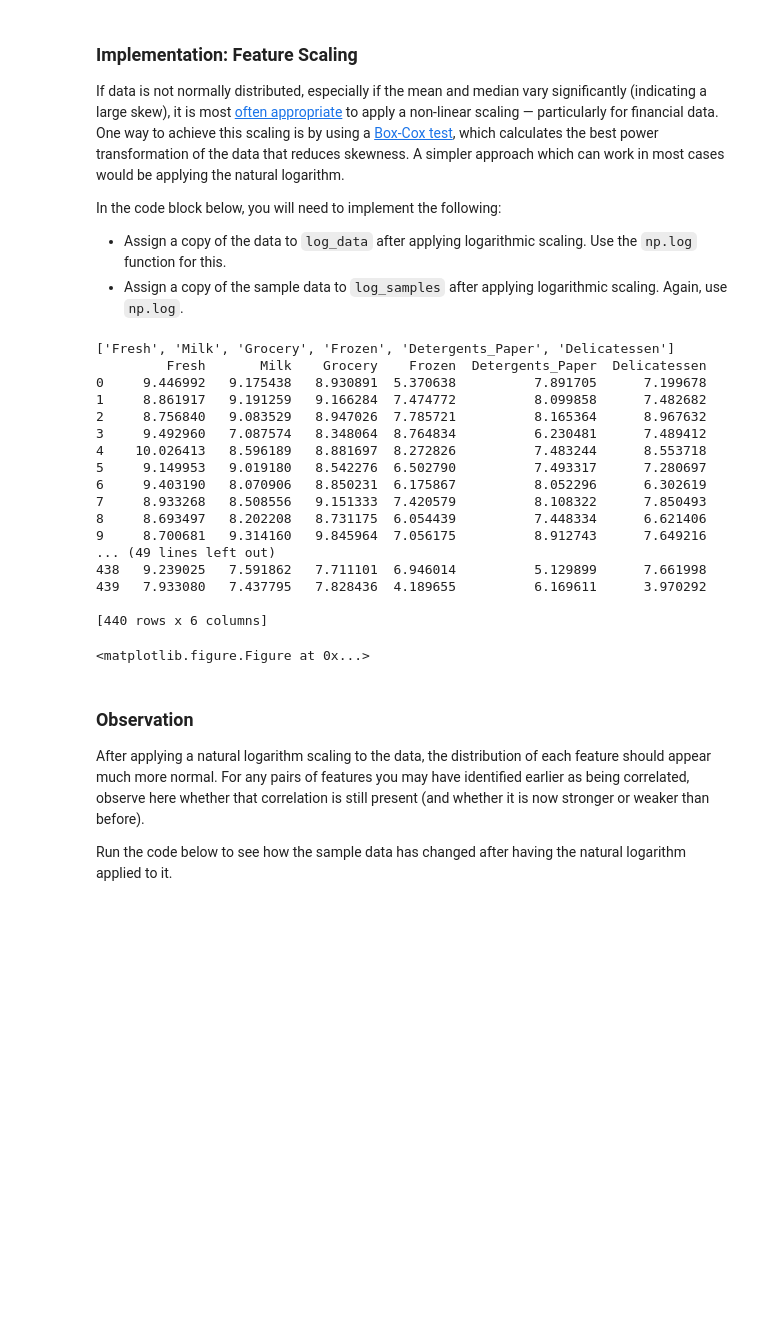
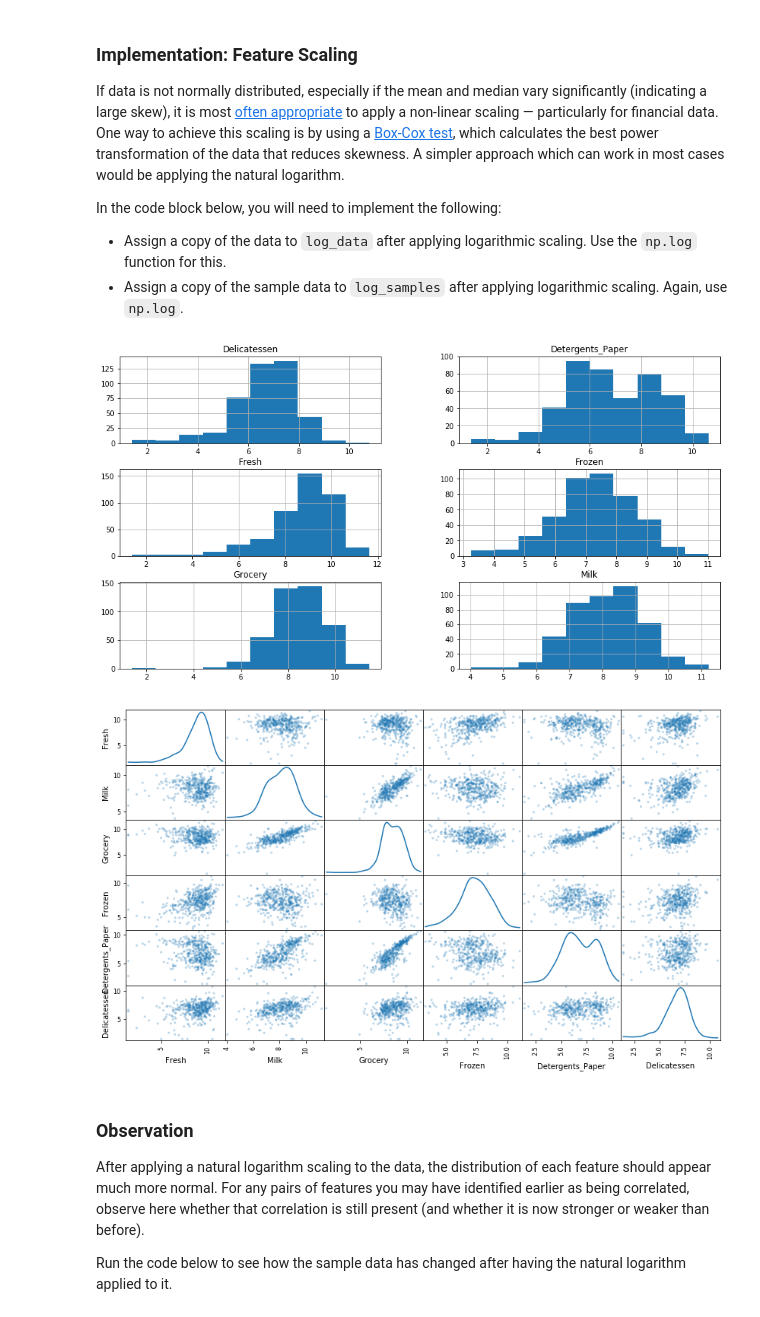
Before and after one commit to Alz-Android/ML, a Jupyter notebook: customer_segments/customer_segments.ipynb, the cells around one changed output. Saved outputs shown, nothing was run; the diff lists cells and outputs as text; code cells hidden in the pictures; blank space fills up the shorter version.

```diff
--- a/customer_segments/customer_segments.ipynb
+++ b/customer_segments/customer_segments.ipynb
@@ -213,47 +213,29 @@ In the code block below, you will need to implement the following:
 # %%
 import matplotlib.pyplot as pl
 
-print list(data)
-features=list(data)
-features_log_transformed = pd.DataFrame(data)
+
 features_log_transformed = data.apply(lambda x: np.log(x + 1))
 
-print(features_log_transformed)
+features_log_transformed.hist( figsize = (15,8))
 
 
 
 # Visualize the new log distributions
 #vs.distribution(features_log_transformed, transformed = True)
-#vs.foo()
+
 
 
 # TODO: Scale the data using the natural logarithm
-log_data = None
+log_data = data.apply(lambda x: np.log(x + 1))
 
 # TODO: Scale the sample data using the natural logarithm
-log_samples = None
+log_samples = data.apply(lambda x: np.log(x + 1))
 
 # Produce a scatter matrix for each pair of newly-transformed features
-#pd.scatter_matrix(log_data, alpha = 0.3, figsize = (14,8), diagonal = 'kde');
+pd.scatter_matrix(log_data, alpha = 0.3, figsize = (14,8), diagonal = 'kde');
 # %% [output]
-['Fresh', 'Milk', 'Grocery', 'Frozen', 'Detergents_Paper', 'Delicatessen']
-         Fresh       Milk    Grocery    Frozen  Detergents_Paper  Delicatessen
-0     9.446992   9.175438   8.930891  5.370638          7.891705      7.199678
-1     8.861917   9.191259   9.166284  7.474772          8.099858      7.482682
-2     8.756840   9.083529   8.947026  7.785721          8.165364      8.967632
-3     9.492960   7.087574   8.348064  8.764834          6.230481      7.489412
-4    10.026413   8.596189   8.881697  8.272826          7.483244      8.553718
-5     9.149953   9.019180   8.542276  6.502790          7.493317      7.280697
-6     9.403190   8.070906   8.850231  6.175867          8.052296      6.302619
-7     8.933268   8.508556   9.151333  7.420579          8.108322      7.850493
-8     8.693497   8.202208   8.731175  6.054439          7.448334      6.621406
-9     8.700681   9.314160   9.845964  7.056175          8.912743      7.649216
-... (49 lines left out)
-438   9.239025   7.591862   7.711101  6.946014          5.129899      7.661998
-439   7.933080   7.437795   7.828436  4.189655          6.169611      3.970292
-
-[440 rows x 6 columns]
-<matplotlib.figure.Figure at 0x...>
+[figure, added]
+[figure, added]
 # %% [markdown]
 ### Observation
 After applying a natural logarithm scaling to the data, the distribution of each feature should appear much more normal. For any pairs of features you may have identified earlier as being correlated, observe here whether that correlation is still present (and whether it is now stronger or weaker than before).
```
Also changed, not shown: parts of 6 cells of this notebook.
